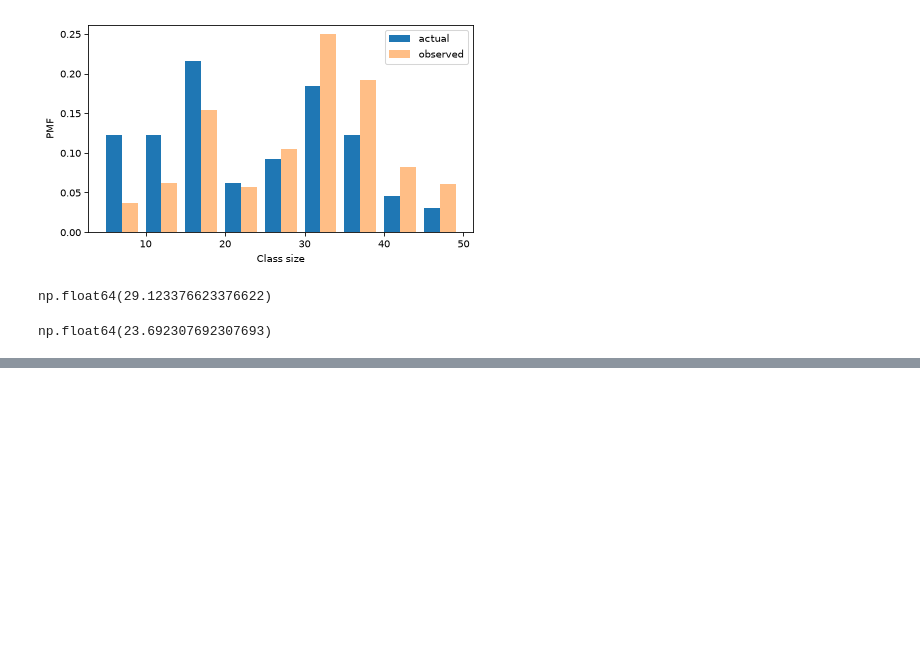
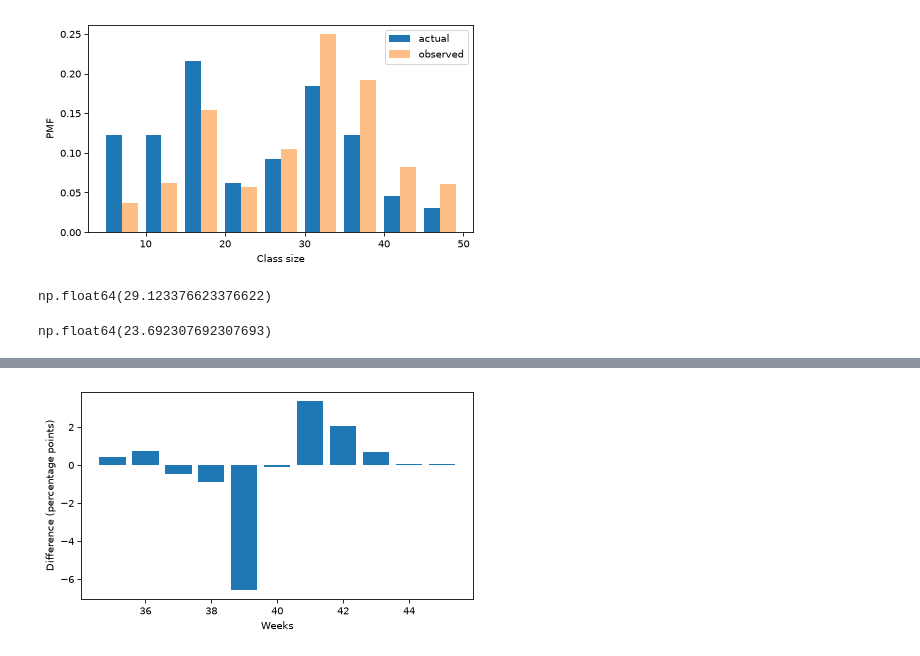
Before and after one commit to acsiuc/think-stats, a Jupyter notebook: notebooks/chapter-03.ipynb, the cells around one changed output, grey strips where cells are left out. Saved outputs shown, nothing was run; the diff lists cells and outputs as text; code cells hidden in the pictures; blank space fills up the shorter version.

```diff
--- a/notebooks/chapter-03.ipynb
+++ b/notebooks/chapter-03.ipynb
@@ -218,0 +256,5 @@ np.float64(23.692307692307693)
+# %%
+plt.bar(weeks, diffs*100)
+decorate(xlabel = 'Weeks', ylabel = 'Difference (percentage points)')
+# %% [output]
+[figure, added]
```
Also changed, not shown: parts of 7 cells of this notebook.
